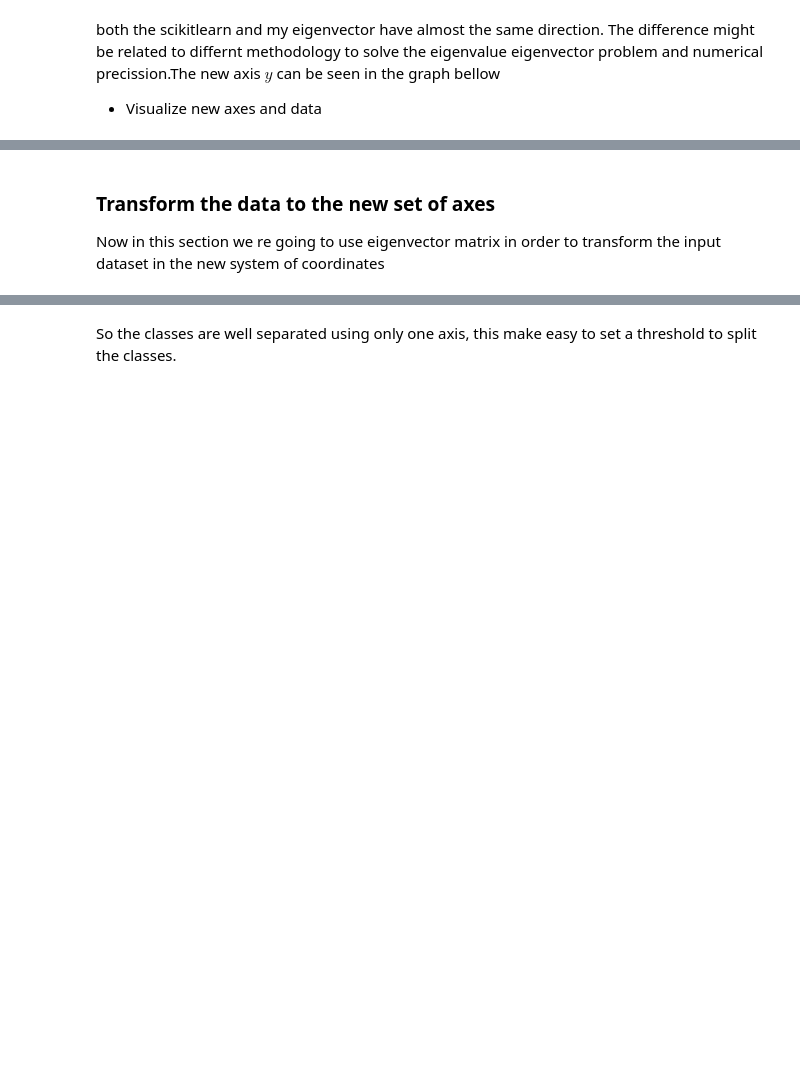
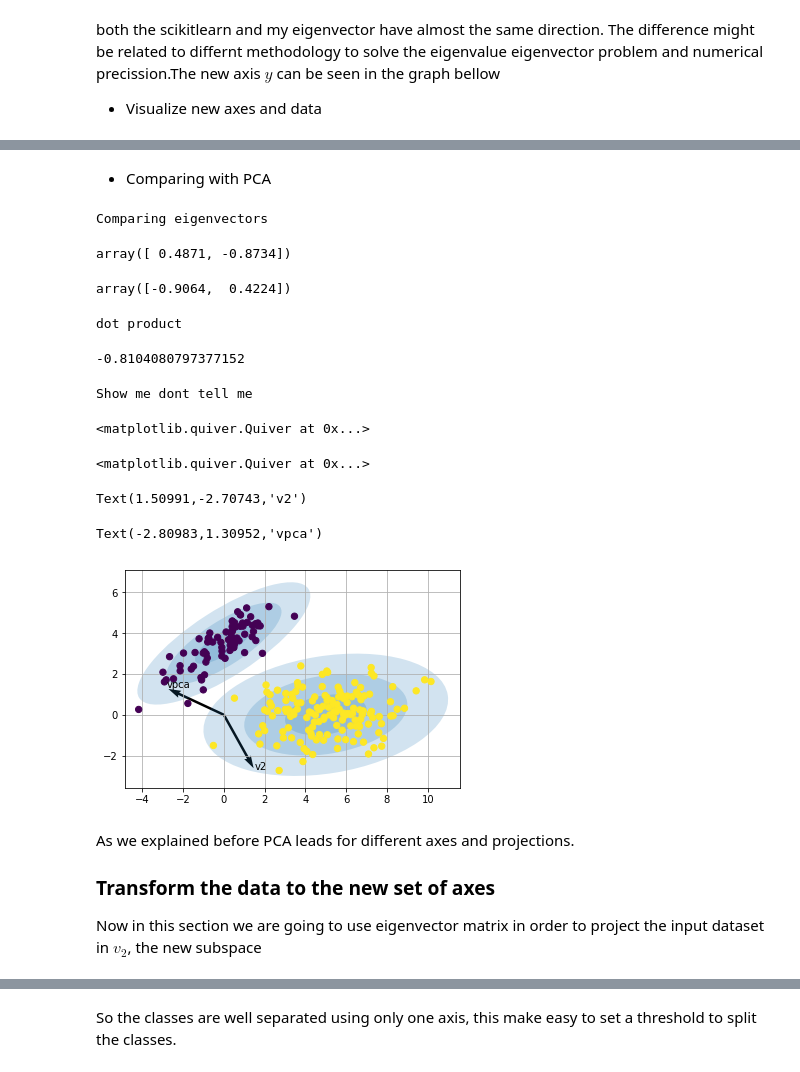
Before and after one commit to leandroohf/machine_learning_algorithms, a Jupyter notebook: intro_fishers_lda.ipynb, the cells around one changed output, grey strips where cells are left out. Saved outputs shown, nothing was run; the diff lists cells and outputs as text; code cells hidden in the pictures; blank space fills up the shorter version.

```diff
--- a/intro_fishers_lda.ipynb
+++ b/intro_fishers_lda.ipynb
@@ -384,7 +384,49 @@ Text(1.7135,-3.61441,'y')
+# %% [markdown]
+* Comparing with PCA
+# %%
+## PCA See no need to use labels
+pca = sklearnPCA(n_components=1)
+X_pca = pca.fit_transform(X)
+
+X_pca = pca.fit_transform(X)
+
+vpca = np.array([Vpca[0][0], Vpca[0][1]])
+
+print('Comparing eigenvectors')
+v2
+vpca
+
+print('dot product')
+vpca.dot(v2.T)
+
+print('Show me dont tell me')
+ax = plt.gca()
+plot_gmm(initial_guess, X, label=labels, ax=ax)
+
+
+ax.quiver(0,0,3*v2[0],3*v2[1], units = 'xy',scale=1)
+ax.quiver(0,0,3*vpca[0],3*vpca[1], units = 'xy',scale=1)
+ax.text(3.1*v2[0], 3.1*v2[1], 'v2')
+ax.text(3.1*vpca[0], 3.1*vpca[1], 'vpca')
+ax.grid()
+# %% [output]
+Comparing eigenvectors
+array([ 0.4871, -0.8734])
+array([-0.9064,  0.4224])
+dot product
+-0.8104080797377152
+Show me dont tell me
+<matplotlib.quiver.Quiver at 0x...>
+<matplotlib.quiver.Quiver at 0x...>
+Text(1.50991,-2.70743,'v2')
+Text(-2.80983,1.30952,'vpca')
+[figure, added]
 # %% [markdown]
+As we explained before PCA leads for different axes and projections.
+
 ### Transform the data to the new set of axes
 
-Now in this section we re going to use eigenvector matrix in order to transform the input dataset in the new system of coordinates
+Now in this section we are going to use eigenvector matrix in order to project the input dataset in $v_2$, the new subspace
 # %%
 # tranform each class
 Y1 = np.matmul(X1,v2)
```
Also changed, not shown: parts of 12 cells of this notebook, 1 other file.
